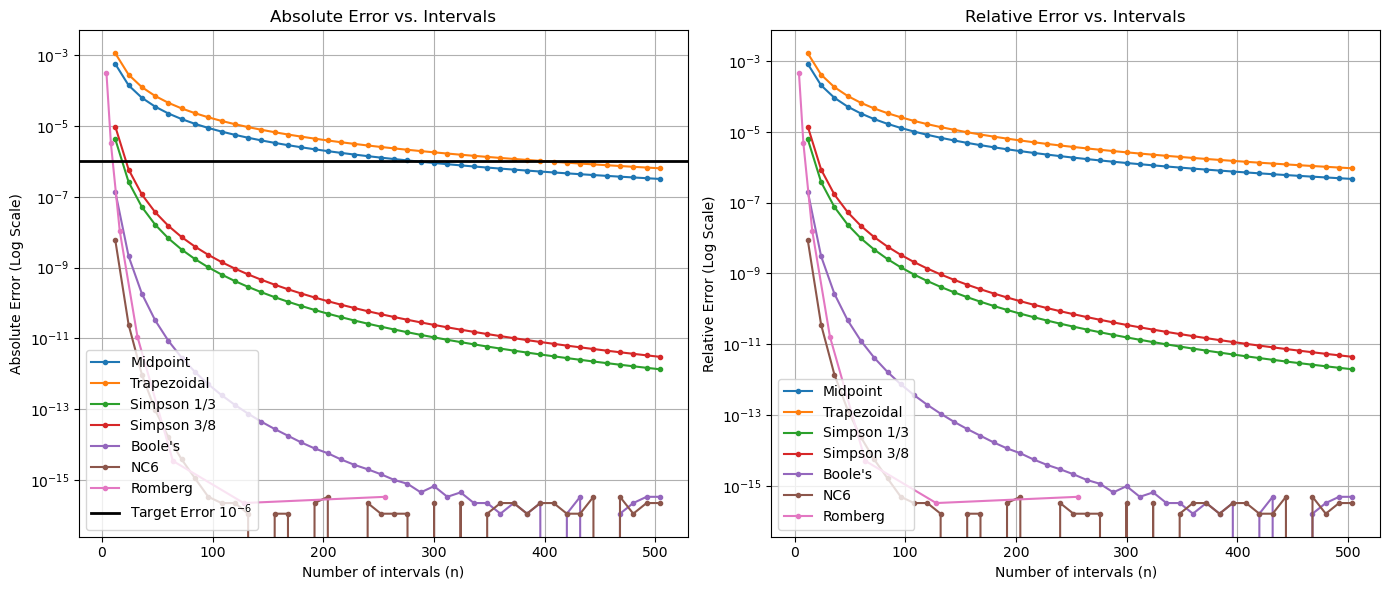
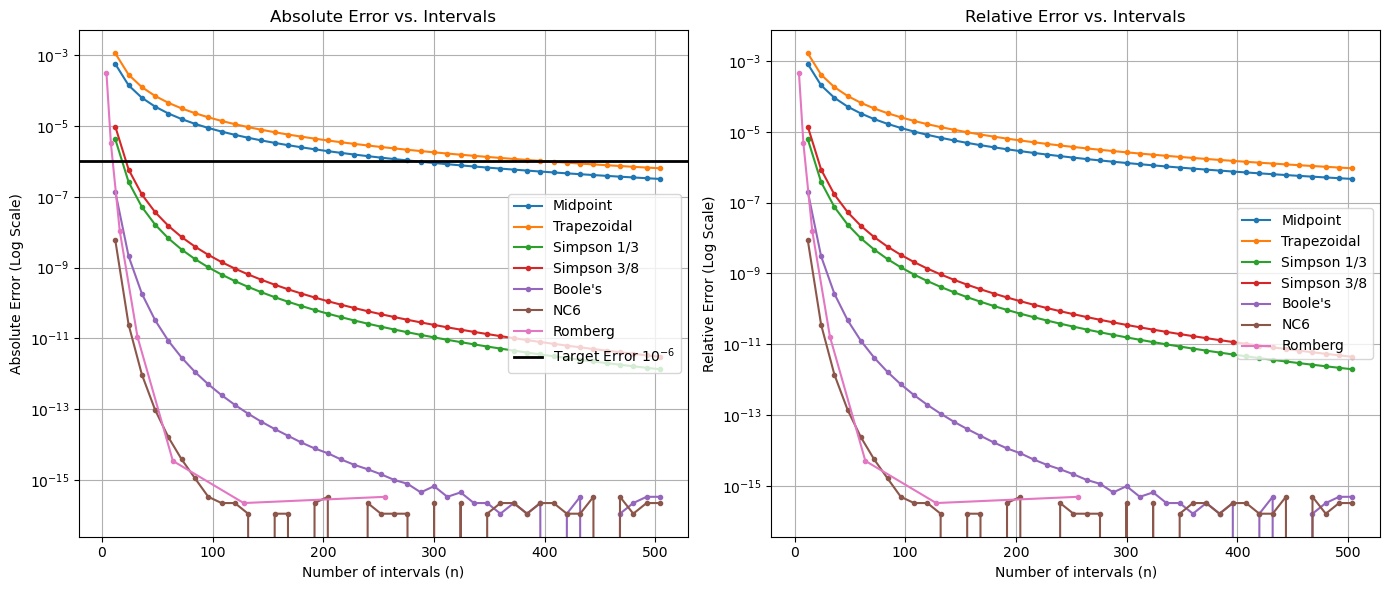
Code edit (unified diff) that turned the first committed figure into the second:
--- before
+++ after
@@ -14,5 +14,5 @@
 ax1.set_title('Absolute Error vs. Intervals')
 ax1.grid(True, which="both")
-ax1.legend()
+ax1.legend(loc='right')
 
 # Relative Error Plot
@@ -26,5 +26,5 @@
 ax2.set_title('Relative Error vs. Intervals')
 ax2.grid(True, which="both")
-ax2.legend()
+ax2.legend(loc='right')
 
 plt.tight_layout()

Commit: Improving comments